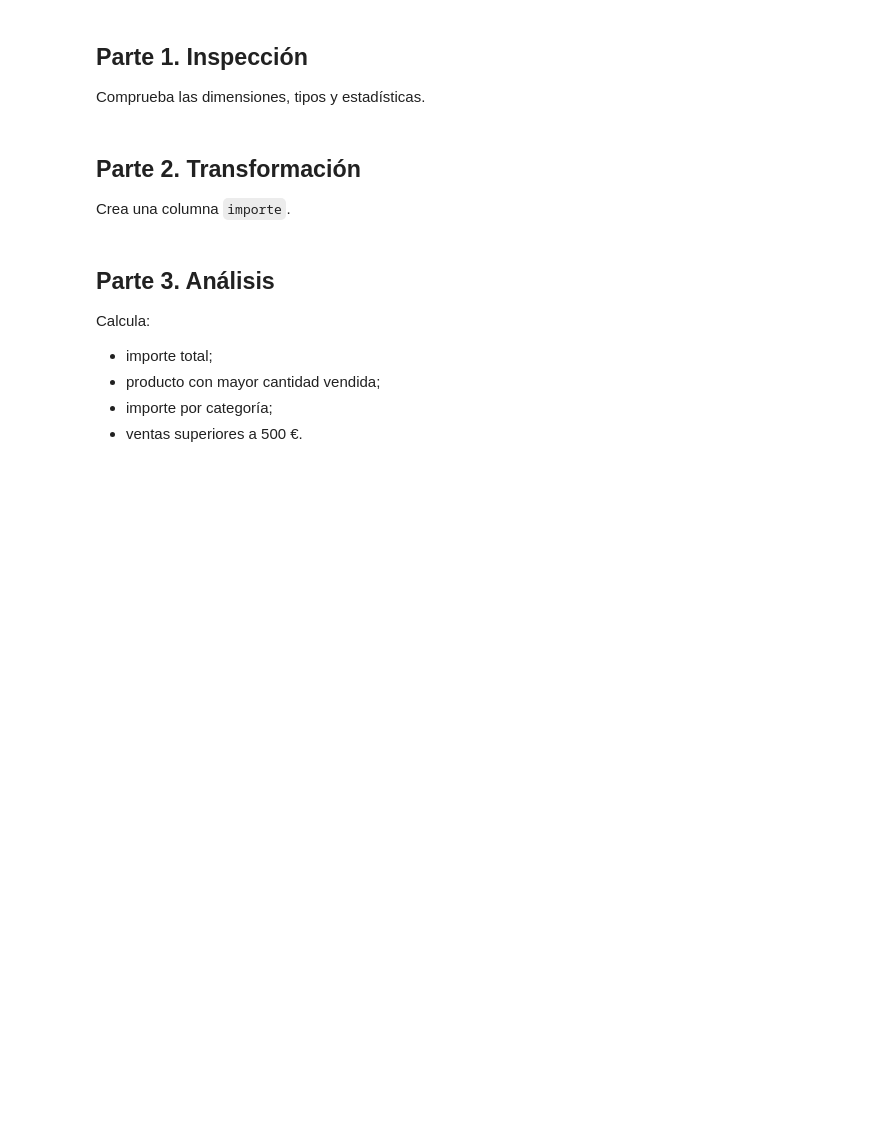
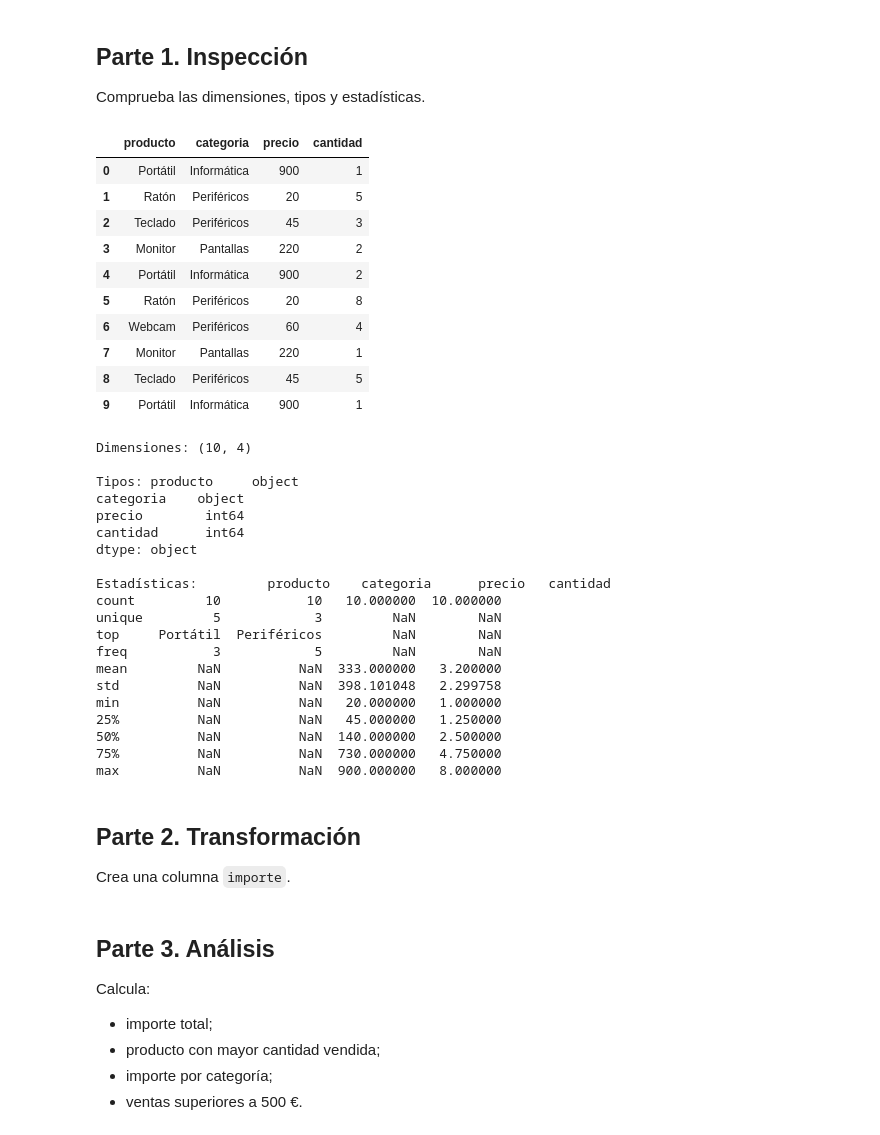
Before and after one commit to andreserenaquintilla/Ejercicios_Big_Data, a Jupyter notebook: Guia_Python_BDIA.ipynb, the cells around one changed output. Saved outputs shown, nothing was run; the diff lists cells and outputs as text; code cells hidden in the pictures; blank space fills up the shorter version.

```diff
--- a/Guia_Python_BDIA.ipynb
+++ b/Guia_Python_BDIA.ipynb
@@ -1303,3 +1378,42 @@ Comprueba las dimensiones, tipos y estadísticas.
+# %%
+# Escribe aquí tu solución
+display(ventas)
+
+print("\nDimensiones:", ventas.shape)
+print("\nTipos:", ventas.dtypes)
+print("\nEstadísticas:", ventas.describe(include="all"))
+# %% [output]
+|  | producto | categoria | precio | cantidad |
+| 0 | Portátil | Informática | 900 | 1 |
+| 1 | Ratón | Periféricos | 20 | 5 |
+| 2 | Teclado | Periféricos | 45 | 3 |
+| 3 | Monitor | Pantallas | 220 | 2 |
+| 4 | Portátil | Informática | 900 | 2 |
+| 5 | Ratón | Periféricos | 20 | 8 |
+| 6 | Webcam | Periféricos | 60 | 4 |
+| 7 | Monitor | Pantallas | 220 | 1 |
+| 8 | Teclado | Periféricos | 45 | 5 |
+| 9 | Portátil | Informática | 900 | 1 |
+Dimensiones: (10, 4)
+
+Tipos: producto     object
+categoria    object
+precio        int64
+cantidad      int64
+dtype: object
+
+Estadísticas:         producto    categoria      precio   cantidad
+count         10           10   10.000000  10.000000
+unique         5            3         NaN        NaN
+top     Portátil  Periféricos         NaN        NaN
+freq           3            5         NaN        NaN
+mean         NaN          NaN  333.000000   3.200000
+std          NaN          NaN  398.101048   2.299758
+min          NaN          NaN   20.000000   1.000000
+25%          NaN          NaN   45.000000   1.250000
+50%          NaN          NaN  140.000000   2.500000
+75%          NaN          NaN  730.000000   4.750000
+max          NaN          NaN  900.000000   8.000000
 # %% [markdown]
 ## Parte 2. Transformación
 
```
Also changed, not shown: parts of 7 cells of this notebook.
